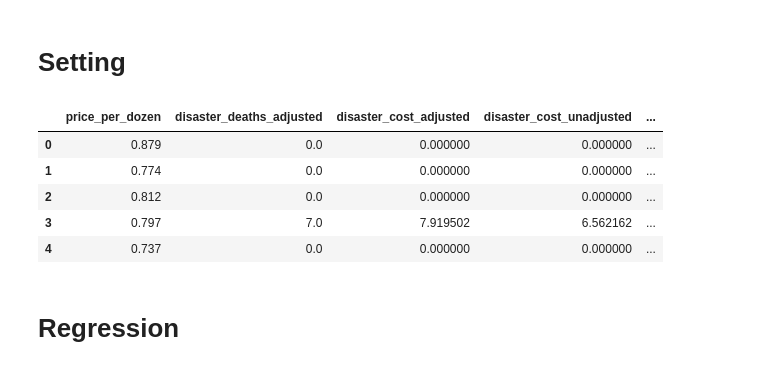
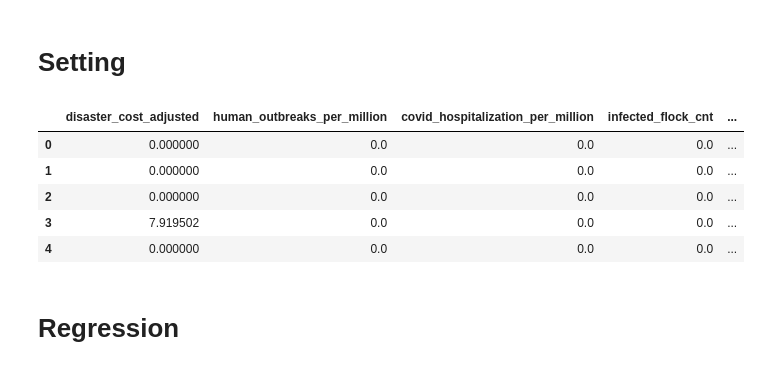
Before and after one commit to sahn1998/egg-price-prediction, a Jupyter notebook: model/linear_ridge_lasso_reg.ipynb, the cells around one changed output. Cells and saved outputs as stored; diff of their text form; code cells hidden in the pictures.

```diff
--- a/model/linear_ridge_lasso_reg.ipynb
+++ b/model/linear_ridge_lasso_reg.ipynb
@@ -40,21 +52,14 @@ dataset = pd.read_csv(f'{data_file_path}/merged_data.csv', index_col=0)
-# %%
-# Convert 'date' column to datetime format
-dataset["date"] = pd.to_datetime(dataset["date"], format="%Y-%m")
-
-# Extract numerical features (year & month)
-dataset["year"] = dataset["date"].dt.year
-dataset["month"] = dataset["date"].dt.month
-
-# Drop original date column
-dataset.drop(columns=["date"], inplace=True)
-# %%
-dataset.head()
-# %% [output]
-|  | price_per_dozen | disaster_deaths_adjusted | disaster_cost_adjusted | disaster_cost_unadjusted | ... |
-| 0 | 0.879 | 0.0 | 0.000000 | 0.000000 | ... |
-| 1 | 0.774 | 0.0 | 0.000000 | 0.000000 | ... |
-| 2 | 0.812 | 0.0 | 0.000000 | 0.000000 | ... |
-| 3 | 0.797 | 7.0 | 7.919502 | 6.562162 | ... |
-| 4 | 0.737 | 0.0 | 0.000000 | 0.000000 | ... |
+# %%
+X = dataset[['disaster_cost_adjusted', 'human_outbreaks_per_million', 'covid_hospitalization_per_million', 'infected_flock_cnt', 'infected_h5n1_people_cnt', 'gas_price_per_gallon', 'temp_variance']].copy()
+Y = dataset.loc[:, TARGET_VAR:TARGET_VAR] # Extract the target variable (Y)
+
+X.head()
+# %% [output]
+|  | disaster_cost_adjusted | human_outbreaks_per_million | covid_hospitalization_per_million | infected_flock_cnt | ... |
+| 0 | 0.000000 | 0.0 | 0.0 | 0.0 | ... |
+| 1 | 0.000000 | 0.0 | 0.0 | 0.0 | ... |
+| 2 | 0.000000 | 0.0 | 0.0 | 0.0 | ... |
+| 3 | 7.919502 | 0.0 | 0.0 | 0.0 | ... |
+| 4 | 0.000000 | 0.0 | 0.0 | 0.0 | ... |
 # %% [markdown]
 # Regression
```
Also changed, not shown: parts of 6 cells of this notebook.
